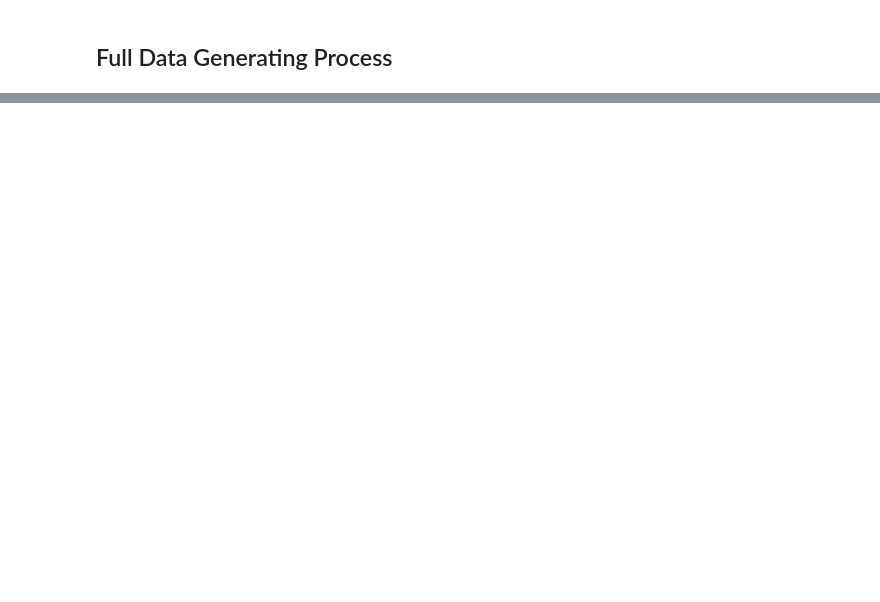
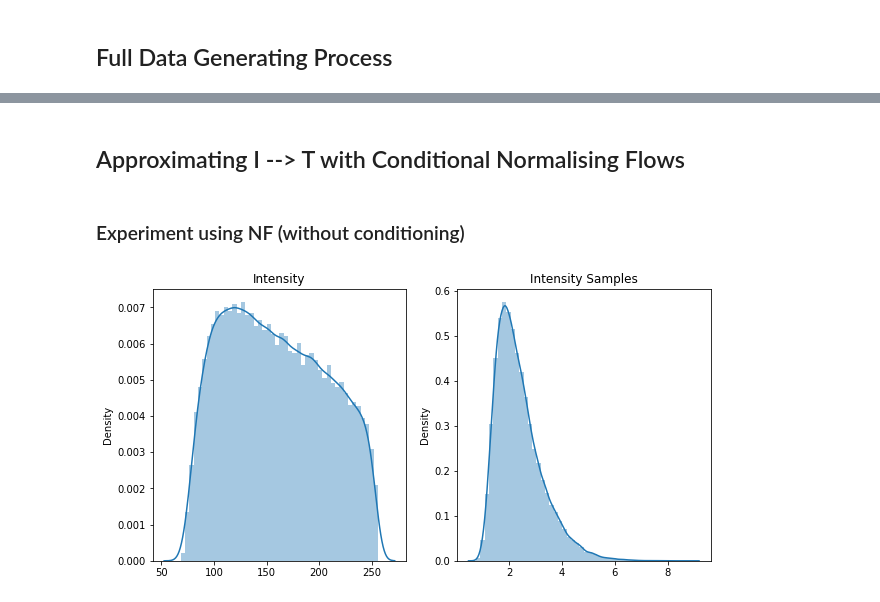
Before and after one commit to RajatRasal/deepscm, a Jupyter notebook: deepscm/datasets/morphomnist/intensity_causes_thickness.ipynb, the cells around one changed output, grey strips where cells are left out. Drawn from its saved outputs; the diff is of its cells as text; code cells hidden in the pictures; blank space fills up the shorter version.

Commit message:
Intensity distribution as normalising flow

```diff
--- a/deepscm/datasets/morphomnist/intensity_causes_thickness.ipynb
+++ b/deepscm/datasets/morphomnist/intensity_causes_thickness.ipynb
@@ -369,0 +366,2 @@ plt.show()
+# %% [markdown]
+## Approximating I --> T with Conditional Normalising Flows
@@ -369,0 +373,25 @@ plt.show()
+# %% [markdown]
+### Experiment using NF (without conditioning)
+# %%
+dataset = model(60000)
+
+# (intensity, thickness)
+stacked_dataset = torch.stack(dataset[:2]).t()
+
+plt.figure(figsize=(10, 5))
+
+plt.subplot(1, 2, 1)
+sns.distplot(stacked_dataset[:, 0])
+plt.title('Intensity')
+
+# plt.subplot(1, 2, 2)
+# plt.title('Thickness')
+# sns.distplot(stacked_dataset[:, 1])
+
+plt.subplot(1, 2, 2)
+plt.title('Intensity Samples')
+sns.distplot(samples.detach().numpy())
+
+plt.show()
+# %% [output]
+[figure, added]
```
Also changed, not shown: parts of 16 cells of this notebook, 1 other file.
